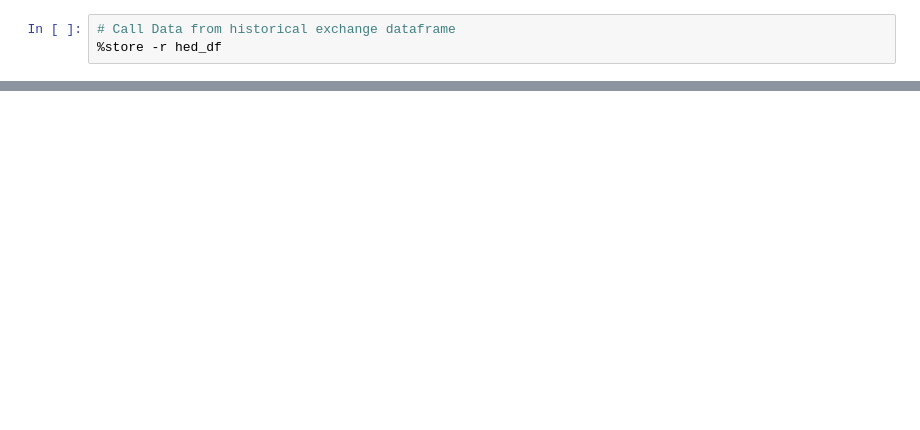
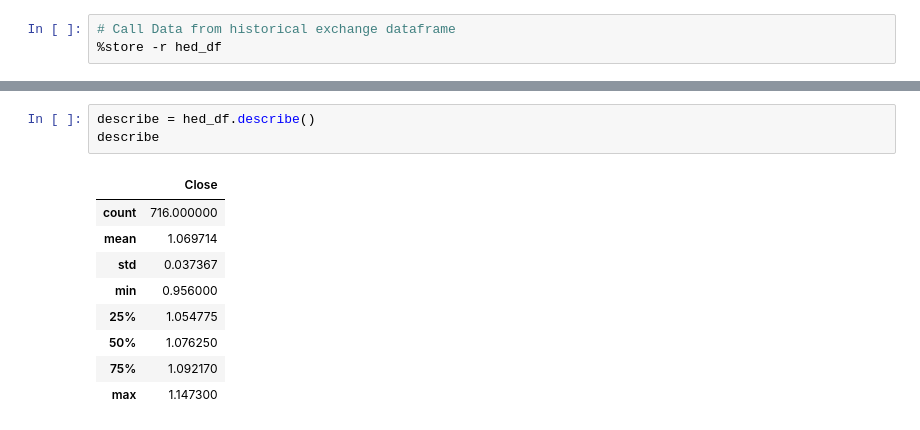
Before and after one commit to yousefsersy/Project-1---Pecunia, a Jupyter notebook: historical_exchange_rate.ipynb, the cells around one changed output, grey strips where cells are left out. Cells and saved outputs as stored; diff of their text form; blank space fills up the shorter version.

```diff
--- a/historical_exchange_rate.ipynb
+++ b/historical_exchange_rate.ipynb
@@ -12,3 +26,16 @@ hed_df.head()
+# %%
+describe = hed_df.describe()
+describe
+# %% [output]
+|  | Close |
+| count | 716.000000 |
+| mean | 1.069714 |
+| std | 0.037367 |
+| min | 0.956000 |
+| 25% | 1.054775 |
+| 50% | 1.076250 |
+| 75% | 1.092170 |
+| max | 1.147300 |
 # %%
 #Calculate Daily Returns
 
```
Also changed, not shown: parts of 11 cells of this notebook.
